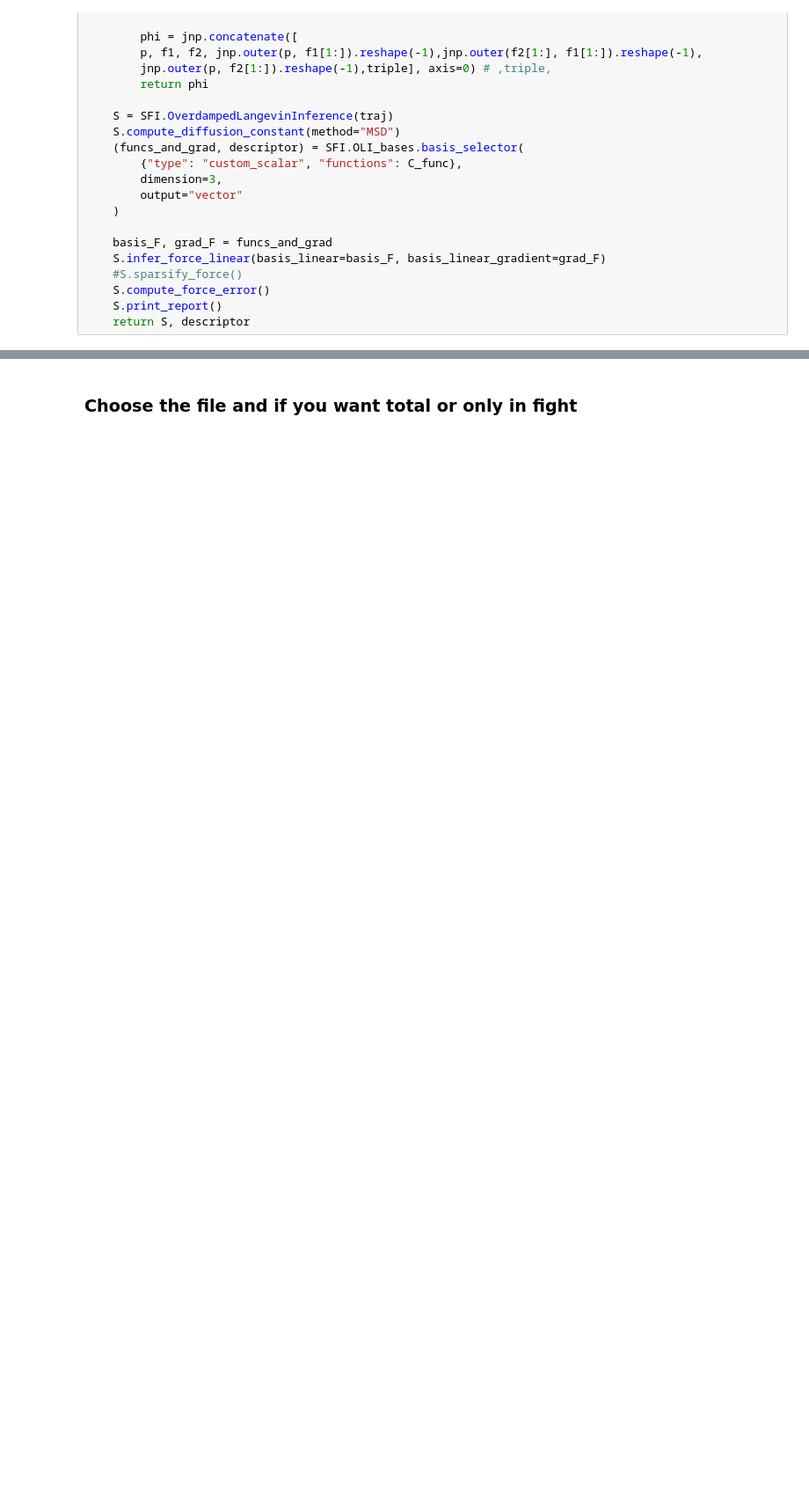
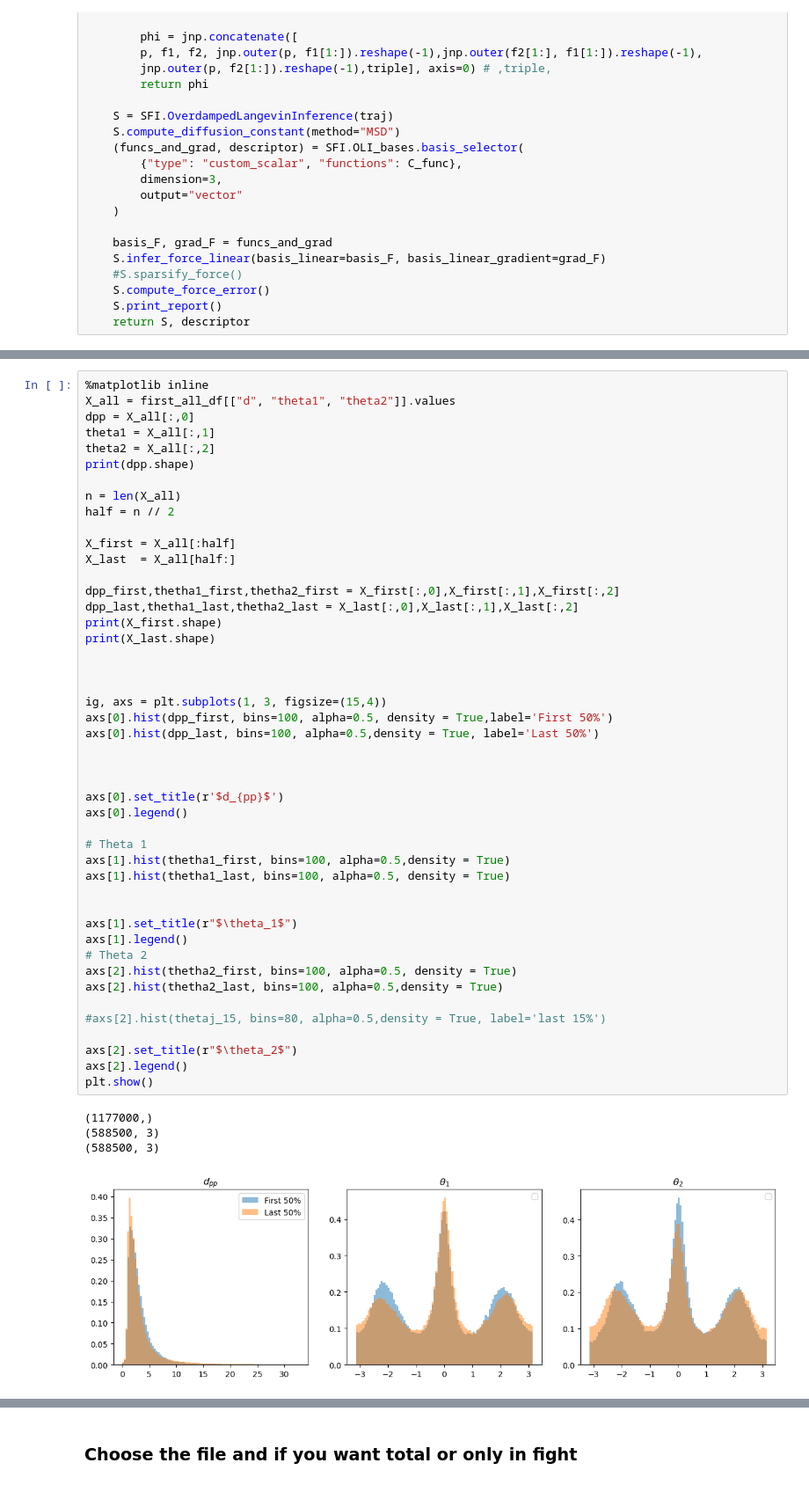
Before and after one commit to Marindevandijk/Thesis-clean, a Jupyter notebook: notebook_exploratory/01_overdamped_exploration.ipynb, the cells around one changed output, grey strips where cells are left out. Shown at 88% size. Drawn from its saved outputs; the diff is of its cells as text; blank space fills up the shorter version.

```diff
--- a/notebook_exploratory/01_overdamped_exploration.ipynb
+++ b/notebook_exploratory/01_overdamped_exploration.ipynb
@@ -264,2 +336,53 @@ def Run_Force_inference(X,time_idx,K,M,lam):
+# %%
+%matplotlib inline
+X_all = first_all_df[["d", "theta1", "theta2"]].values
+dpp = X_all[:,0]
+theta1 = X_all[:,1]
+theta2 = X_all[:,2]
+print(dpp.shape)
+
+n = len(X_all)
+half = n // 2
+
+X_first = X_all[:half]
+X_last  = X_all[half:]
+
+dpp_first,thetha1_first,thetha2_first = X_first[:,0],X_first[:,1],X_first[:,2]
+dpp_last,thetha1_last,thetha2_last = X_last[:,0],X_last[:,1],X_last[:,2]
+print(X_first.shape)
+print(X_last.shape)
+
+
+
+ig, axs = plt.subplots(1, 3, figsize=(15,4))
+axs[0].hist(dpp_first, bins=100, alpha=0.5, density = True,label='First 50%')
+axs[0].hist(dpp_last, bins=100, alpha=0.5,density = True, label='Last 50%')
+
+
+
+axs[0].set_title(r'$d_{pp}$')
+axs[0].legend()
+
+# Theta 1
+axs[1].hist(thetha1_first, bins=100, alpha=0.5,density = True)
+axs[1].hist(thetha1_last, bins=100, alpha=0.5, density = True)
+
+
+axs[1].set_title(r"$\theta_1$")
+axs[1].legend()
+# Theta 2
+axs[2].hist(thetha2_first, bins=100, alpha=0.5, density = True)
+axs[2].hist(thetha2_last, bins=100, alpha=0.5,density = True)
+
+#axs[2].hist(thetaj_15, bins=80, alpha=0.5,density = True, label='last 15%')
+
+axs[2].set_title(r"$\theta_2$")
+axs[2].legend()
+plt.show()
+# %% [output]
+(1177000,)
+(588500, 3)
+(588500, 3)
+[figure, added]
 # %%
 #path ="/Users/marindevandijk/Documents/CLS 2025/Thesis/Coding/ZebraFish_project/Data/tracking_results/FishTank20200525_161602_tracking_results.h5" # exp 15
```
Also changed, not shown: parts of 11 cells of this notebook, 5 other files.
